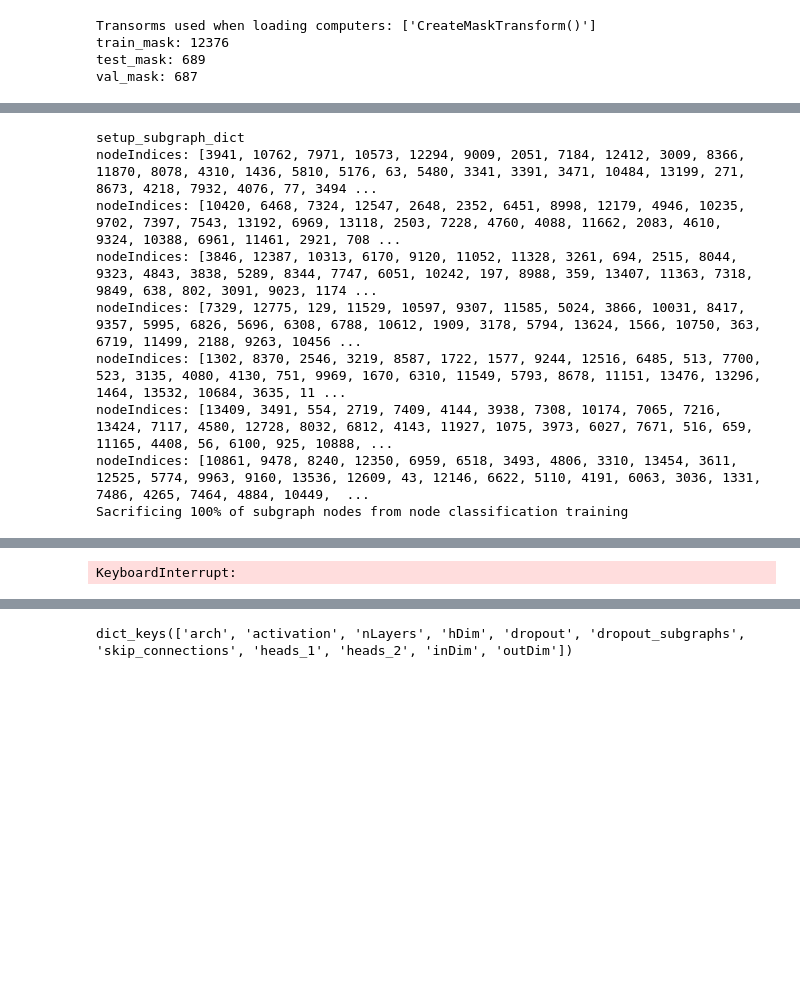
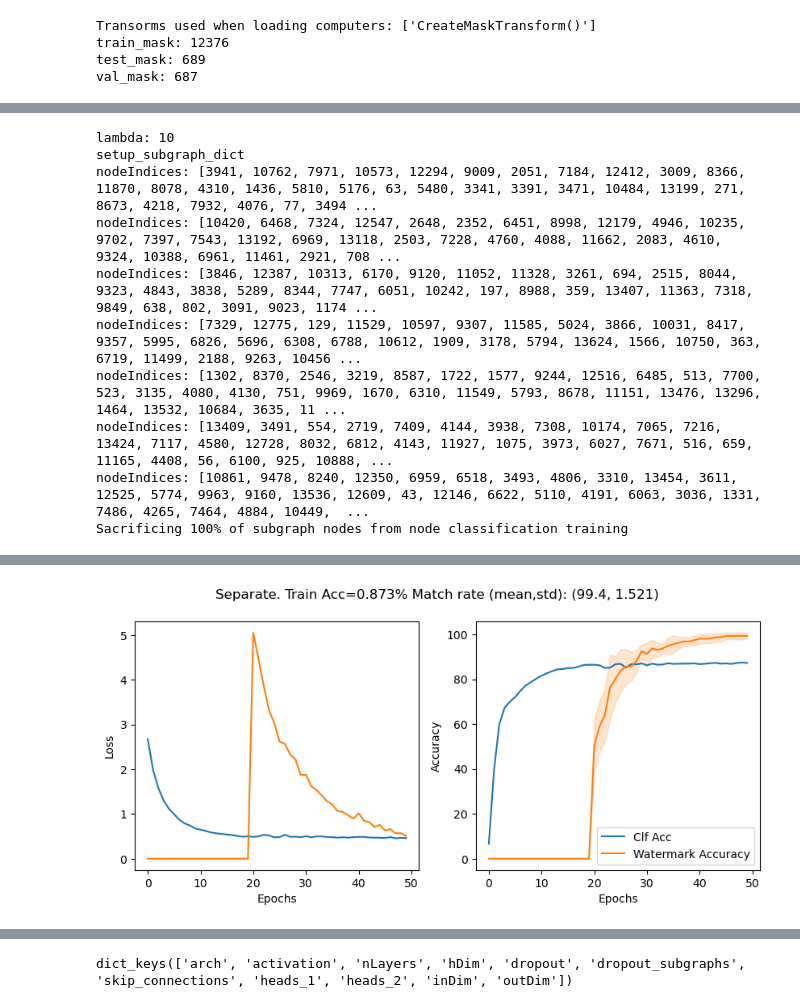
Before and after one commit to jdowner212/GNN-watermark, a Jupyter notebook: src/eaaw_graphlime.ipynb, the cells around one changed output, grey strips where cells are left out. Drawn from its saved outputs; the diff is of its cells as text; code cells hidden in the pictures; blank space fills up the shorter version.

Commit message:
finally working

```diff
--- a/src/eaaw_graphlime.ipynb
+++ b/src/eaaw_graphlime.ipynb
@@ -35,14 +35,14 @@ get_presets(dataset,dataset_name)
 
 compare_unimportant_against_random=False
 
-config.node_classifier_kwargs['dropout']=0
+config.node_classifier_kwargs['dropout']=0.1
 config.node_classifier_kwargs['dropout_subgraphs']=0
 config.watermark_kwargs['fancy_selection_kwargs']['clf_only_epochs'] = 20
 config.optimization_kwargs['lr']=0.001
-config.optimization_kwargs['epochs']=100
+config.optimization_kwargs['epochs']=50
 # config.optimization_kwargs['coefWmk']=300
 config.optimization_kwargs['perturb_x']=False
-config.optimization_kwargs['perturb_lr']=1e3
+config.optimization_kwargs['perturb_lr']=1e5
 
 config.optimization_kwargs['coefWmk_kwargs']= {
                                                 'coefWmk':50,
@@ -51,7 +51,7 @@ config.optimization_kwargs['coefWmk_kwargs']= {
                                                 'reach_max_coef_wmk_by_epoch':70,
                                                 }
 
-config.optimization_kwargs['use_pcgrad']=True
+config.optimization_kwargs['use_pcgrad']=False
 config.optimization_kwargs['use_sam']=False
 config.optimization_kwargs['sam_momentum']=0.5
 config.optimization_kwargs['sam_rho']=1e-5
@@ -62,13 +62,14 @@ config.optimization_kwargs['use_gradnorm']=False
 
 config.augment_kwargs['nodeDrop']['use']=False
 config.augment_kwargs['nodeMixUp']['use']=True
+config.augment_kwargs['nodeMixUp']['lambda']=10
 config.augment_kwargs['nodeFeatMask']['use']=False
 config.augment_kwargs['edgeDrop']['use']=False
 config.augment_kwargs['separate_trainset_from_subgraphs'] = True
 config.augment_kwargs['ignore_subgraphs'] = True
 config.watermark_kwargs['fancy_selection_kwargs']['percent_of_features_to_watermark']=3
 config.watermark_kwargs['watermark_type']='fancy'
-config.subgraph_kwargs['numSubgraphs']=2
+config.subgraph_kwargs['numSubgraphs']=7
 config.subgraph_kwargs['fraction']=0.03
 config.subgraph_kwargs['method']='random'
 config.optimization_kwargs['sacrifice_kwargs']['method']='subgraph_node_indices'
@@ -93,6 +94,6 @@ all_dfs = pd.DataFrame(dict(zip(merged_dict_keys,[]*len(merged_dict_keys))))
 scale_beta_method=None
 debug_multiple_subgraphs=False
 # %%
-Trainer_ = Trainer(data, dataset_name)
-Trainer_.x, Trainer_.edge_index = data.x, data.edge_index
-Trainer_.test_perturb_x()
+# Trainer_test = Trainer(data, dataset_name)
+# Trainer_test.x, Trainer_test.edge_index = data.x, data.edge_index
+# Trainer_test.test_perturb_x()
@@ -129,8 +111,9 @@ KeyboardInterrupt:
 #     else:
 # config.optimization_kwargs['use_sam']=False
 for _ in range(1):
-    config.optimization_kwargs['perturb_x']=True
-    title = f'Perturb X'
+    config.optimization_kwargs['perturb_x']=False
+    config.optimization_kwargs['separate_forward_passes_per_subgraph']=True
+    title = f'Separate'
     Trainer_ = Trainer(data, dataset_name)
     node_classifier, history, subgraph_dict, \
     all_feature_importances, all_watermark_indices, probas = Trainer_.train(debug_multiple_subgraphs=False, save=True, print_every=1)
@@ -139,29 +122,42 @@ for _ in range(1):
     percent_matches, percent_match_mean, percent_match_std, \
         primary_acc_curve, watermark_acc_curve, train_acc, val_acc = get_performance_trends(history, subgraph_dict)
     final_plot(history, title, percent_matches, primary_loss_curve, watermark_loss_curve, train_acc)
-for _ in range(1):
-    config.optimization_kwargs['perturb_x']=False
-    title = f'Vanilla'
-    Trainer_ = Trainer(data, dataset_name)
-    node_classifier, history, subgraph_dict, \
-    all_feature_importances, all_watermark_indices, probas = Trainer_.train(debug_multiple_subgraphs=False, save=True, print_every=1)
+# for _ in range(1):
+#     config.optimization_kwargs['perturb_x']=False
+#     config.optimization_kwargs['separate_forward_passes_per_subgraph']=False
+#     title = f'Not Separate'
+#     Trainer_ = Trainer(data, dataset_name)
+#     node_classifier, history, subgraph_dict, \
+#     all_feature_importances, all_watermark_indices, probas = Trainer_.train(debug_multiple_subgraphs=False, save=True, print_every=1)
 
-    primary_loss_curve, watermark_loss_curve, final_betas, watermarks, \
-    percent_matches, percent_match_mean, percent_match_std, \
-        primary_acc_curve, watermark_acc_curve, train_acc, val_acc = get_performance_trends(history, subgraph_dict)
-    final_plot(history, title, percent_matches, primary_loss_curve, watermark_loss_curve, train_acc)
-for _ in range(1):
-    config.optimization_kwargs['separate_forward_passes_per_subgraph']=True
-    title = f'Separate Forward Passes for D_trn and D_wmk'
-    Trainer_ = Trainer(data, dataset_name)
-    node_classifier, history, subgraph_dict, \
-    all_feature_importances, all_watermark_indices, probas = Trainer_.train(debug_multiple_subgraphs=False, save=True, print_every=1)
+#     primary_loss_curve, watermark_loss_curve, final_betas, watermarks, \
+#     percent_matches, percent_match_mean, percent_match_std, \
+#         primary_acc_curve, watermark_acc_curve, train_acc, val_acc = get_performance_trends(history, subgraph_dict)
+#     final_plot(history, title, percent_matches, primary_loss_curve, watermark_loss_curve, train_acc)
+# for _ in range(1):
+#     config.optimization_kwargs['perturb_x']=False
+#     title = f'Vanilla'
+#     Trainer_ = Trainer(data, dataset_name)
+#     node_classifier, history, subgraph_dict, \
+#     all_feature_importances, all_watermark_indices, probas = Trainer_.train(debug_multiple_subgraphs=False, save=True, print_every=1)
 
-    primary_loss_curve, watermark_loss_curve, final_betas, watermarks, \
-    percent_matches, percent_match_mean, percent_match_std, \
-        primary_acc_curve, watermark_acc_curve, train_acc, val_acc = get_performance_trends(history, subgraph_dict)
-    final_plot(history, title, percent_matches, primary_loss_curve, watermark_loss_curve, train_acc)
+#     primary_loss_curve, watermark_loss_curve, final_betas, watermarks, \
+#     percent_matches, percent_match_mean, percent_match_std, \
+#         primary_acc_curve, watermark_acc_curve, train_acc, val_acc = get_performance_trends(history, subgraph_dict)
+#     final_plot(history, title, percent_matches, primary_loss_curve, watermark_loss_curve, train_acc)
+# for _ in range(1):
+#     config.optimization_kwargs['separate_forward_passes_per_subgraph']=True
+#     title = f'Separate Forward Passes for D_trn and D_wmk'
+#     Trainer_ = Trainer(data, dataset_name)
+#     node_classifier, history, subgraph_dict, \
+#     all_feature_importances, all_watermark_indices, probas = Trainer_.train(debug_multiple_subgraphs=False, save=True, print_every=1)
+
+#     primary_loss_curve, watermark_loss_curve, final_betas, watermarks, \
+#     percent_matches, percent_match_mean, percent_match_std, \
+#         primary_acc_curve, watermark_acc_curve, train_acc, val_acc = get_performance_trends(history, subgraph_dict)
+#     final_plot(history, title, percent_matches, primary_loss_curve, watermark_loss_curve, train_acc)
 # %% [output]
+lambda: 10
 setup_subgraph_dict
 nodeIndices: [3941, 10762, 7971, 10573, 12294, 9009, 2051, 7184, 12412, 3009, 8366, 11870, 8078, 4310, 1436, 5810, 5176, 63, 5480, 3341, 3391, 3471, 10484, 13199, 271, 8673, 4218, 7932, 4076, 77, 3494 ...
 nodeIndices: [10420, 6468, 7324, 12547, 2648, 2352, 6451, 8998, 12179, 4946, 10235, 9702, 7397, 7543, 13192, 6969, 13118, 2503, 7228, 4760, 4088, 11662, 2083, 4610, 9324, 10388, 6961, 11461, 2921, 708 ...
@@ -179 +187 @@ backward
-KeyboardInterrupt:
+[figure, added]
```
Also changed, not shown: parts of 12 cells of this notebook, 3 other files.
